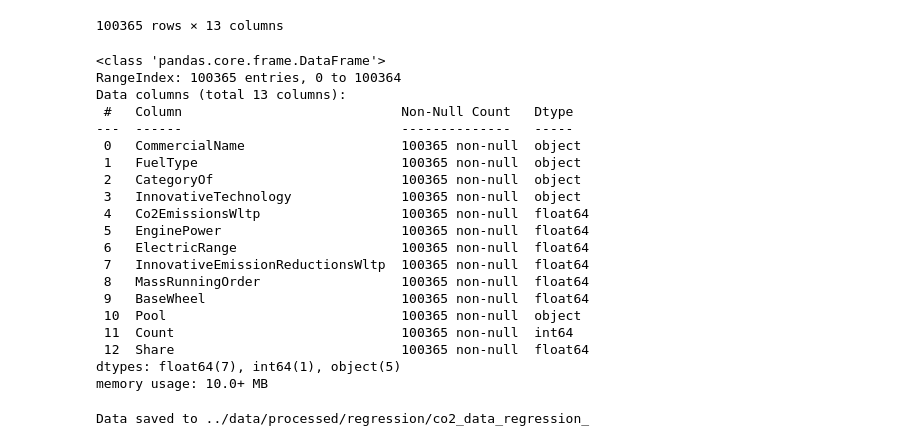
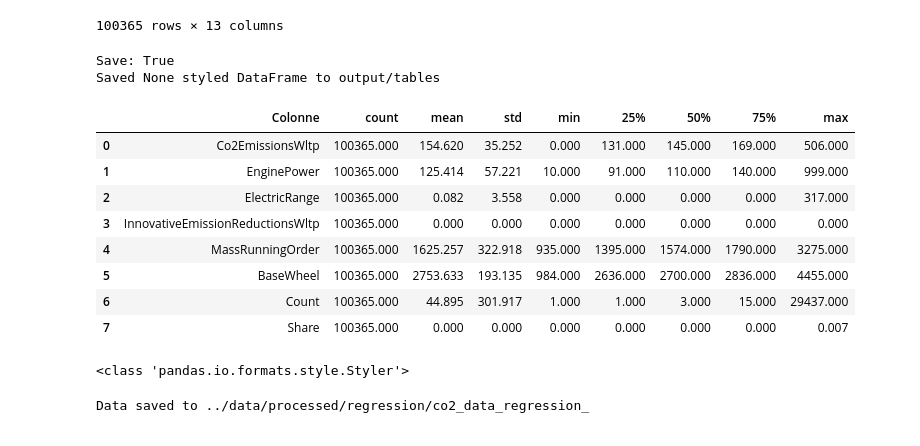
Before and after one commit to MatthieuLeNozach/car-co2-prediction_pre-release, a Jupyter notebook: notebooks/4.1_ml_on_aggregated_data_preprocessing.ipynb, the cells around one changed output. Saved outputs shown, nothing was run; the diff lists cells and outputs as text; code cells hidden in the pictures.

```diff
--- a/notebooks/4.1_ml_on_aggregated_data_preprocessing.ipynb
+++ b/notebooks/4.1_ml_on_aggregated_data_preprocessing.ipynb
@@ -150,29 +127,21 @@ Saved None styled DataFrame to output/tables
 | 57 | 116D | DIESEL | M1 | E24 29 37 | 125.0 | 85.0 | ... |
 | 59 | 116D | DIESEL | M1 | E24 29 37 | 126.0 | 85.0 | ... |
 100365 rows × 13 columns
-# %%
-gb.info()
-# %% [output]
-<class 'pandas.core.frame.DataFrame'>
-RangeIndex: 100365 entries, 0 to 100364
-Data columns (total 13 columns):
- #   Column                            Non-Null Count   Dtype
----  ------                            --------------   -----
- 0   CommercialName                    100365 non-null  object
- 1   FuelType                          100365 non-null  object
- 2   CategoryOf                        100365 non-null  object
- 3   InnovativeTechnology              100365 non-null  object
- 4   Co2EmissionsWltp                  100365 non-null  float64
- 5   EnginePower                       100365 non-null  float64
- 6   ElectricRange                     100365 non-null  float64
- 7   InnovativeEmissionReductionsWltp  100365 non-null  float64
- 8   MassRunningOrder                  100365 non-null  float64
- 9   BaseWheel                         100365 non-null  float64
- 10  Pool                              100365 non-null  object
- 11  Count                             100365 non-null  int64
- 12  Share                             100365 non-null  float64
-dtypes: float64(7), int64(1), object(5)
-memory usage: 10.0+ MB
+# %%
+co2.styles.display_describe(gb)
+# %% [output]
+Save: True
+Saved None styled DataFrame to output/tables
+|  | Colonne | count | mean | std | min | 25% | 50% | 75% | max |
+| 0 | Co2EmissionsWltp | 100365.000 | 154.620 | 35.252 | 0.000 | 131.000 | 145.000 | 169.000 | 506.000 |
+| 1 | EnginePower | 100365.000 | 125.414 | 57.221 | 10.000 | 91.000 | 110.000 | 140.000 | 999.000 |
+| 2 | ElectricRange | 100365.000 | 0.082 | 3.558 | 0.000 | 0.000 | 0.000 | 0.000 | 317.000 |
+| 3 | InnovativeEmissionReductionsWltp | 100365.000 | 0.000 | 0.000 | 0.000 | 0.000 | 0.000 | 0.000 | 0.000 |
+| 4 | MassRunningOrder | 100365.000 | 1625.257 | 322.918 | 935.000 | 1395.000 | 1574.000 | 1790.000 | 3275.000 |
+| 5 | BaseWheel | 100365.000 | 2753.633 | 193.135 | 984.000 | 2636.000 | 2700.000 | 2836.000 | 4455.000 |
+| 6 | Count | 100365.000 | 44.895 | 301.917 | 1.000 | 1.000 | 3.000 | 15.000 | 29437.000 |
+| 7 | Share | 100365.000 | 0.000 | 0.000 | 0.000 | 0.000 | 0.000 | 0.000 | 0.007 |
+<class 'pandas.io.formats.style.Styler'>
 # %%
 gb = co2.data.dummify_all_categoricals(gb, dummy_columns=['Pool', 'FuelType', 'CategoryOf'])
 
```
Also changed, not shown: parts of 3 cells of this notebook, 54 other files.
